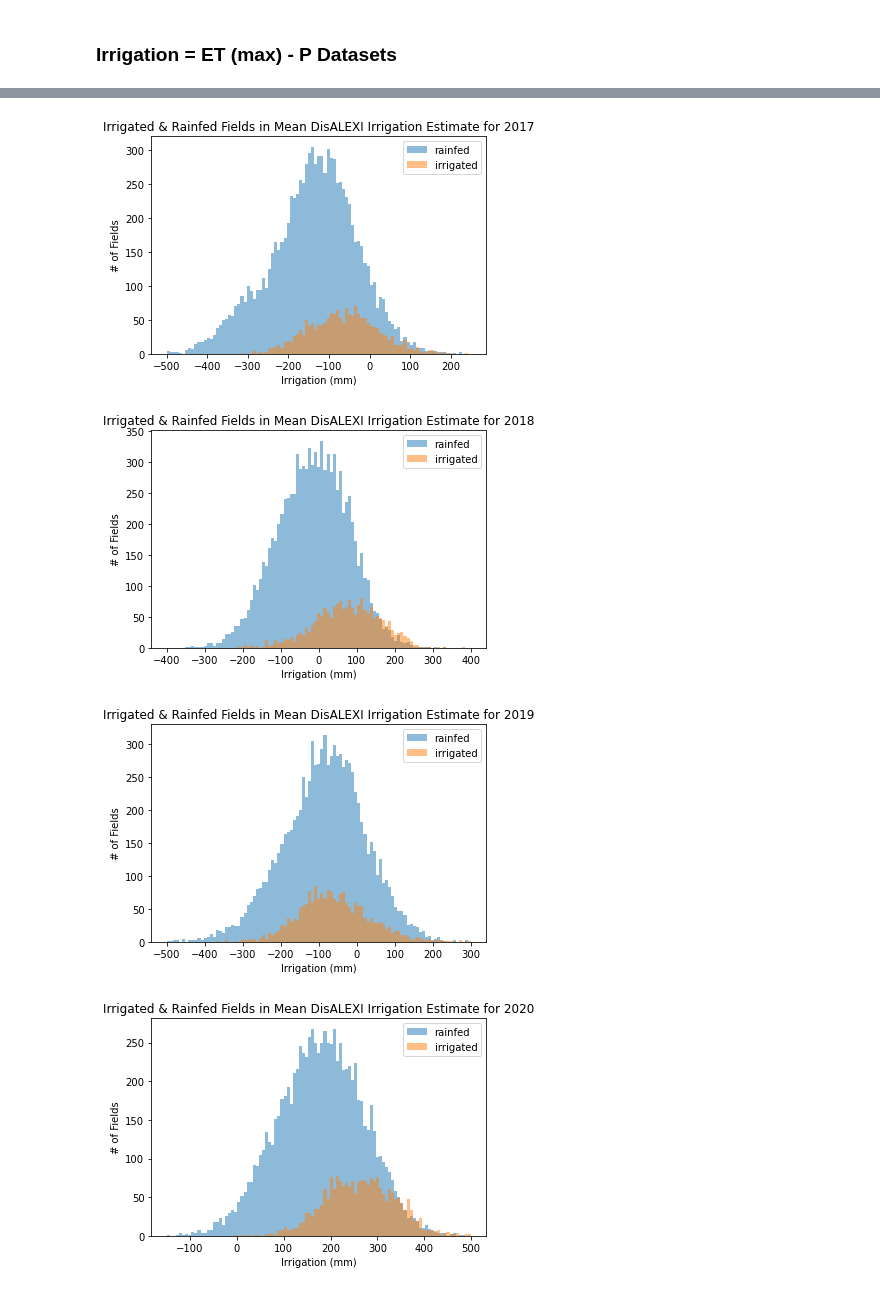
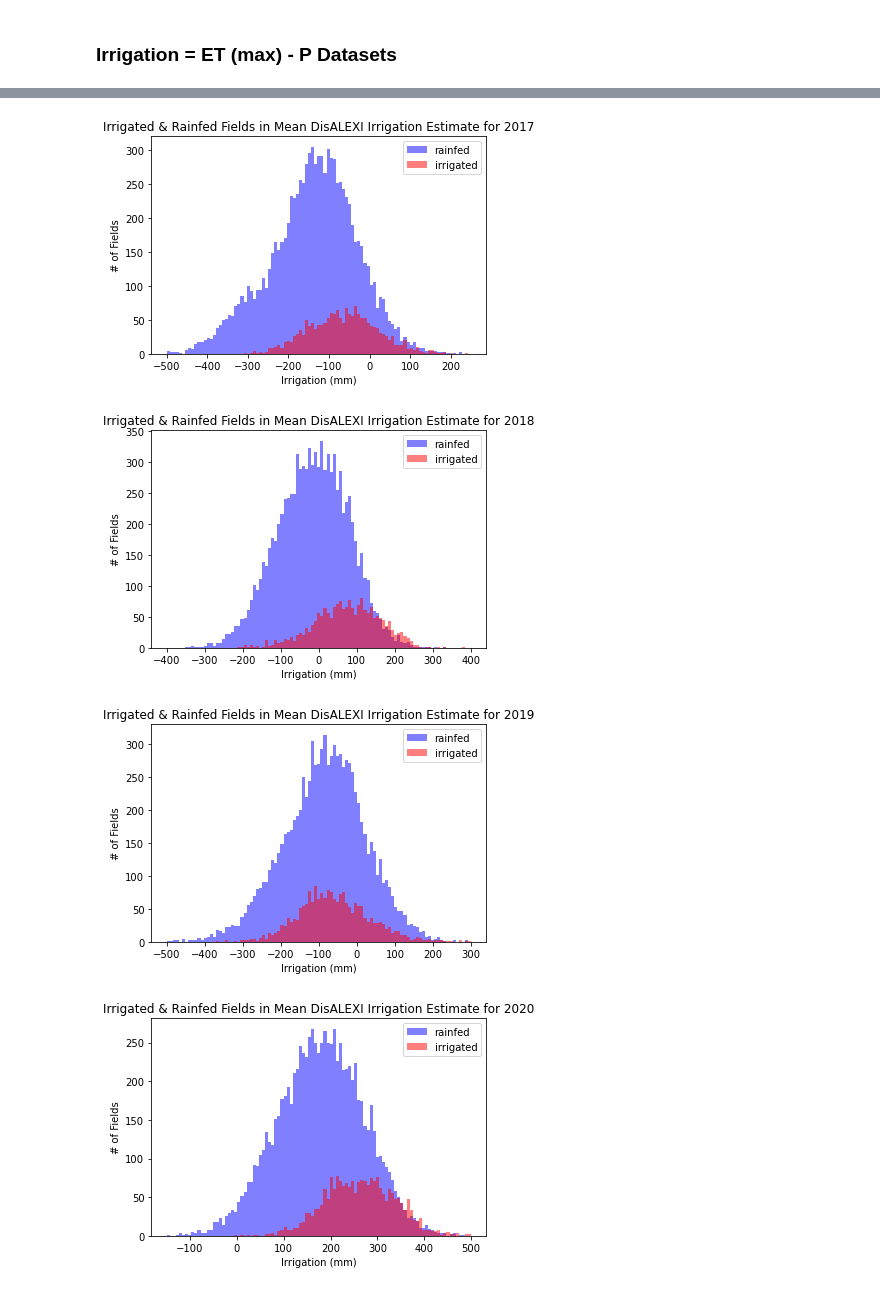
Before and after one commit to HEAL-KGS/eggs, a Jupyter notebook: eggs_data.ipynb, the cells around one changed output, grey strips where cells are left out. Saved outputs shown, nothing was run; the diff lists cells and outputs as text; code cells hidden in the pictures.

```diff
--- a/eggs_data.ipynb
+++ b/eggs_data.ipynb
@@ -1108,7 +1108,7 @@ mean_et_irr = ['mean_ensemble_irr',
                'mean_ssebop_irr',
                'mean_sims_irr']
 
-mean_irr = dict()
+mean_irr = {}
 
 for (i, x) in zip(mean_et_irr, mean_et_list):
     precip_years = precip[years]
@@ -1373,14 +1694,14 @@ plt.show()
 # %%
 # 2016 Mean DisALEXI
-irr_mean_disalexi_fields = aim_irr_2016.merge(irr_mean_disalexi, how = 'left')
-irr_mean_disalexi_fields.drop(['2017', '2018', '2019', '2020', '2021'], inplace=True, axis=1)
+irr_mean_disalexi_fields_2016 = aim_irr_2016.merge(irr_mean_disalexi, how = 'left')
+irr_mean_disalexi_fields_2016.drop(['2017', '2018', '2019', '2020', '2021'], inplace=True, axis=1)
 
-rain_mean_disalexi_fields = aim_rain_2016.merge(irr_mean_disalexi, how = 'left')
-rain_mean_disalexi_fields.drop(['2017', '2018', '2019', '2020', '2021'], inplace=True, axis=1)
+rain_mean_disalexi_fields_2016 = aim_rain_2016.merge(irr_mean_disalexi, how = 'left')
+rain_mean_disalexi_fields_2016.drop(['2017', '2018', '2019', '2020', '2021'], inplace=True, axis=1)
 
 bins = np.linspace(-400, 450, 100)
-plt.hist(rain_mean_disalexi_fields['2016'], bins, alpha = 0.5, label = 'rainfed')
-plt.hist(irr_mean_disalexi_fields['2016'], bins, alpha = 0.5, label = 'irrigated')
+plt.hist(rain_mean_disalexi_fields_2016['2016'], bins, alpha = 0.5, label = 'rainfed', color='Blue')
+plt.hist(irr_mean_disalexi_fields_2016['2016'], bins, alpha = 0.5, label = 'irrigated', color='Red')
 plt.title('Irrigated & Rainfed Fields in Mean DisALEXI Irrigation Estimate for 2016')
 plt.legend(loc = 'upper right')
 plt.xlabel('Irrigation (mm)')
@@ -1388,15 +1709,15 @@ plt.ylabel('# of Fields')
 plt.show()
 
 # 2017 Mean DisALEXI
-irr_mean_disalexi_fields = aim_irr_2017.merge(irr_mean_disalexi, how = 'left')
-irr_mean_disalexi_fields.drop(['2016', '2018', '2019', '2020', '2021'], inplace=True, axis=1)
+irr_mean_disalexi_fields_2017 = aim_irr_2017.merge(irr_mean_disalexi, how = 'left')
+irr_mean_disalexi_fields_2017.drop(['2016', '2018', '2019', '2020', '2021'], inplace=True, axis=1)
 
-rain_mean_disalexi_fields = aim_rain_2017.merge(irr_mean_disalexi, how = 'left')
-rain_mean_disalexi_fields.drop(['2016', '2018', '2019', '2020', '2021'], inplace=True, axis=1)
+rain_mean_disalexi_fields_2017 = aim_rain_2017.merge(irr_mean_disalexi, how = 'left')
+rain_mean_disalexi_fields_2017.drop(['2016', '2018', '2019', '2020', '2021'], inplace=True, axis=1)
 
 bins = np.linspace(-500, 250, 100)
-plt.hist(rain_mean_disalexi_fields['2017'], bins, alpha = 0.5, label = 'rainfed')
-plt.hist(irr_mean_disalexi_fields['2017'], bins, alpha = 0.5, label = 'irrigated')
+plt.hist(rain_mean_disalexi_fields_2017['2017'], bins, alpha = 0.5, label = 'rainfed', color='Blue')
+plt.hist(irr_mean_disalexi_fields_2017['2017'], bins, alpha = 0.5, label = 'irrigated', color='Red')
 plt.title('Irrigated & Rainfed Fields in Mean DisALEXI Irrigation Estimate for 2017')
 plt.legend(loc = 'upper right')
 plt.xlabel('Irrigation (mm)')
@@ -1404,15 +1725,15 @@ plt.ylabel('# of Fields')
 plt.show()
 
 # 2018 Mean DisALEXI
-irr_mean_disalexi_fields = aim_irr_2018.merge(irr_mean_disalexi, how = 'left')
-irr_mean_disalexi_fields.drop(['2016', '2017', '2019', '2020', '2021'], inplace=True, axis=1)
+irr_mean_disalexi_fields_2018 = aim_irr_2018.merge(irr_mean_disalexi, how = 'left')
+irr_mean_disalexi_fields_2018.drop(['2016', '2017', '2019', '2020', '2021'], inplace=True, axis=1)
 
-rain_mean_disalexi_fields = aim_rain_2018.merge(irr_mean_disalexi, how = 'left')
-rain_mean_disalexi_fields.drop(['2016', '2017', '2019', '2020', '2021'], inplace=True, axis=1)
+rain_mean_disalexi_fields_2018 = aim_rain_2018.merge(irr_mean_disalexi, how = 'left')
+rain_mean_disalexi_fields_2018.drop(['2016', '2017', '2019', '2020', '2021'], inplace=True, axis=1)
 
 bins = np.linspace(-400, 400, 100)
-plt.hist(rain_mean_disalexi_fields['2018'], bins, alpha = 0.5, label = 'rainfed')
-plt.hist(irr_mean_disalexi_fields['2018'], bins, alpha = 0.5, label = 'irrigated')
+plt.hist(rain_mean_disalexi_fields_2018['2018'], bins, alpha = 0.5, label = 'rainfed', color='Blue')
+plt.hist(irr_mean_disalexi_fields_2018['2018'], bins, alpha = 0.5, label = 'irrigated', color='Red')
 plt.title('Irrigated & Rainfed Fields in Mean DisALEXI Irrigation Estimate for 2018')
 plt.legend(loc = 'upper right')
 plt.xlabel('Irrigation (mm)')
@@ -1420,15 +1741,15 @@ plt.ylabel('# of Fields')
 plt.show()
 
 # 2019 Mean DisALEXI
-irr_mean_disalexi_fields = aim_irr_2019.merge(irr_mean_disalexi, how = 'left')
-irr_mean_disalexi_fields.drop(['2016', '2017', '2018', '2020', '2021'], inplace=True, axis=1)
+irr_mean_disalexi_fields_2019 = aim_irr_2019.merge(irr_mean_disalexi, how = 'left')
+irr_mean_disalexi_fields_2019.drop(['2016', '2017', '2018', '2020', '2021'], inplace=True, axis=1)
 
-rain_mean_disalexi_fields = aim_rain_2019.merge(irr_mean_disalexi, how = 'left')
-rain_mean_disalexi_fields.drop(['2016', '2017', '2018', '2020', '2021'], inplace=True, axis=1)
+rain_mean_disalexi_fields_2019 = aim_rain_2019.merge(irr_mean_disalexi, how = 'left')
+rain_mean_disalexi_fields_2019.drop(['2016', '2017', '2018', '2020', '2021'], inplace=True, axis=1)
 
 bins = np.linspace(-500, 300, 100)
-plt.hist(rain_mean_disalexi_fields['2019'], bins, alpha = 0.5, label = 'rainfed')
-plt.hist(irr_mean_disalexi_fields['2019'], bins, alpha = 0.5, label = 'irrigated')
+plt.hist(rain_mean_disalexi_fields_2019['2019'], bins, alpha = 0.5, label = 'rainfed', color='Blue')
+plt.hist(irr_mean_disalexi_fields_2019['2019'], bins, alpha = 0.5, label = 'irrigated', color='Red')
 plt.title('Irrigated & Rainfed Fields in Mean DisALEXI Irrigation Estimate for 2019')
 plt.legend(loc = 'upper right')
 plt.xlabel('Irrigation (mm)')
@@ -1436,15 +1757,15 @@ plt.ylabel('# of Fields')
 plt.show()
 
 # 2020 Mean DisALEXI
-irr_mean_disalexi_fields = aim_irr_2020.merge(irr_mean_disalexi, how = 'left')
-irr_mean_disalexi_fields.drop(['2016', '2017', '2018', '2019', '2021'], inplace=True, axis=1)
+irr_mean_disalexi_fields_2020 = aim_irr_2020.merge(irr_mean_disalexi, how = 'left')
+irr_mean_disalexi_fields_2020.drop(['2016', '2017', '2018', '2019', '2021'], inplace=True, axis=1)
 
-rain_mean_disalexi_fields = aim_rain_2020.merge(irr_mean_disalexi, how = 'left')
-rain_mean_disalexi_fields.drop(['2016', '2017', '2018', '2019', '2021'], inplace=True, axis=1)
+rain_mean_disalexi_fields_2020 = aim_rain_2020.merge(irr_mean_disalexi, how = 'left')
+rain_mean_disalexi_fields_2020.drop(['2016', '2017', '2018', '2019', '2021'], inplace=True, axis=1)
 
 bins = np.linspace(-150, 500, 100)
-plt.hist(rain_mean_disalexi_fields['2020'], bins, alpha = 0.5, label = 'rainfed')
-plt.hist(irr_mean_disalexi_fields['2020'], bins, alpha = 0.5, label = 'irrigated')
+plt.hist(rain_mean_disalexi_fields_2020['2020'], bins, alpha = 0.5, label = 'rainfed', color='Blue')
+plt.hist(irr_mean_disalexi_fields_2020['2020'], bins, alpha = 0.5, label = 'irrigated', color='Red')
 plt.title('Irrigated & Rainfed Fields in Mean DisALEXI Irrigation Estimate for 2020')
 plt.legend(loc = 'upper right')
 plt.xlabel('Irrigation (mm)')
@@ -1455,4 +1776,4 @@ plt.show()
-[figure, old version]
+[figure, new version]
-[figure, old version]
+[figure, new version]
-[figure, old version]
+[figure, new version]
-[figure, old version]
+[figure, new version]
```
Also changed, not shown: parts of 43 cells of this notebook.
